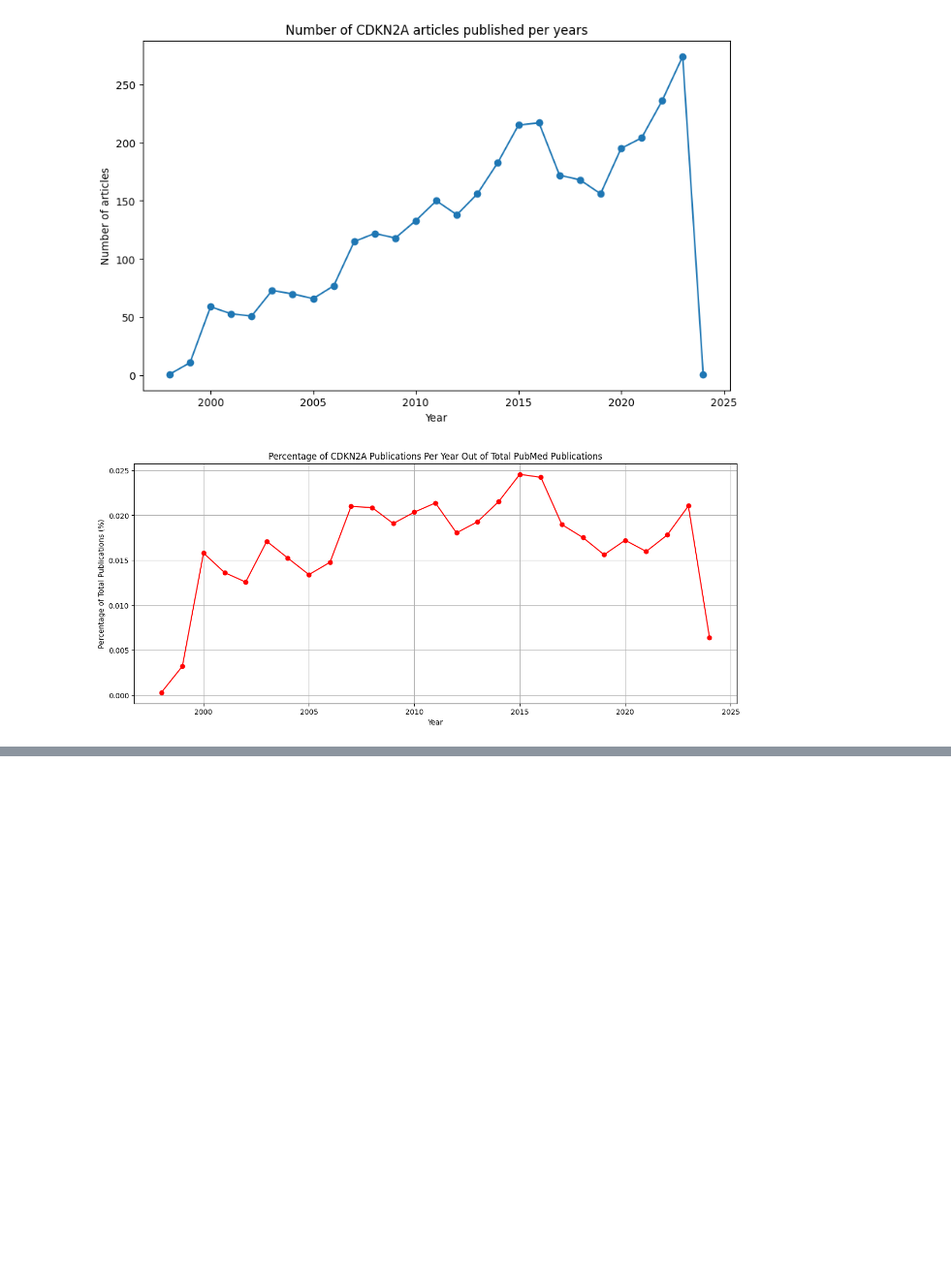
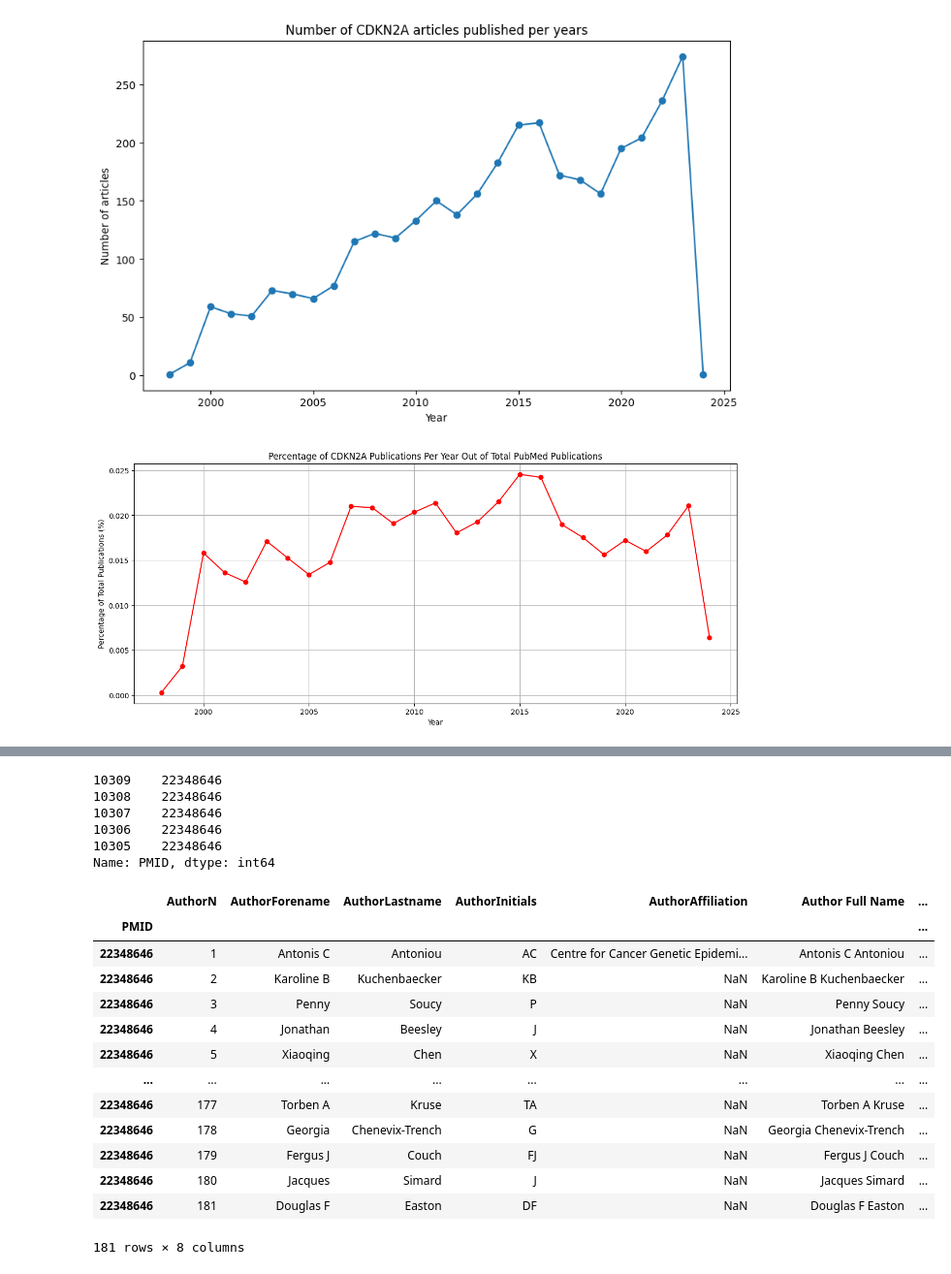
Before and after one commit to Sherryqilin/Assessment2_skills, a Jupyter notebook: Skills2.ipynb, the cells around one changed output, grey strips where cells are left out. Shown: that part at 97% size. Cells and saved outputs as stored; diff of their text form; code cells hidden in the pictures; blank space fills up the shorter version.

```diff
--- a/Skills2.ipynb
+++ b/Skills2.ipynb
@@ -10 +7,7 @@ import matplotlib.pyplot as plt
+# %%
+import pandas as pd
+import matplotlib.pyplot as plt
+articles_data = pd.read_csv("/content/drive/MyDrive/skills 2/articles.CDKN2A.csv")
+paper_counts_data = pd.read_csv("/content/drive/MyDrive/skills 2/paper_counts.csv")
+authors_data = pd.read_csv("/content/drive/MyDrive/skills 2/authors.CDKN2A.csv")
 # %%
@@ -47,0 +123,30 @@ plt.show()
+# %%
+# First, we sort the dataframe by 'AuthorN' in descending order and then take the first 5 rows
+top_authors_by_number = authors_data.sort_values(by='AuthorN', ascending=False).head(5)
+# Extract the PMIDs for these top authors
+top_author_pmids = top_authors_by_number['PMID']
+print(top_author_pmids)
+# %% [output]
+10309    22348646
+10308    22348646
+10307    22348646
+10306    22348646
+10305    22348646
+Name: PMID, dtype: int64
+# %%
+authors_data.loc[22348646]
+# %% [output]
+|  | AuthorN | AuthorForename | AuthorLastname | AuthorInitials | AuthorAffiliation | Author Full Name | ... |
+| PMID |  |  |  |  |  |  | ... |
+| 22348646 | 1 | Antonis C | Antoniou | AC | Centre for Cancer Genetic Epidemi... | Antonis C Antoniou | ... |
+| 22348646 | 2 | Karoline B | Kuchenbaecker | KB | NaN | Karoline B Kuchenbaecker | ... |
+| 22348646 | 3 | Penny | Soucy | P | NaN | Penny Soucy | ... |
+| 22348646 | 4 | Jonathan | Beesley | J | NaN | Jonathan Beesley | ... |
+| 22348646 | 5 | Xiaoqing | Chen | X | NaN | Xiaoqing Chen | ... |
+| ... | ... | ... | ... | ... | ... | ... | ... |
+| 22348646 | 177 | Torben A | Kruse | TA | NaN | Torben A Kruse | ... |
+| 22348646 | 178 | Georgia | Chenevix-Trench | G | NaN | Georgia Chenevix-Trench | ... |
+| 22348646 | 179 | Fergus J | Couch | FJ | NaN | Fergus J Couch | ... |
+| 22348646 | 180 | Jacques | Simard | J | NaN | Jacques Simard | ... |
+| 22348646 | 181 | Douglas F | Easton | DF | NaN | Douglas F Easton | ... |
+181 rows × 8 columns
```
Also changed, not shown: parts of 11 cells of this notebook.
